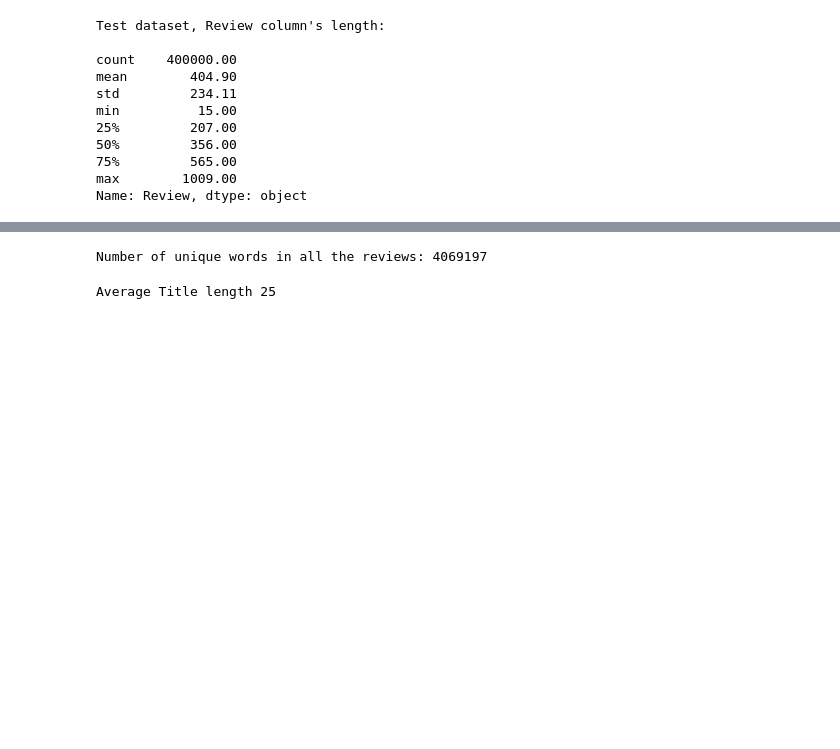
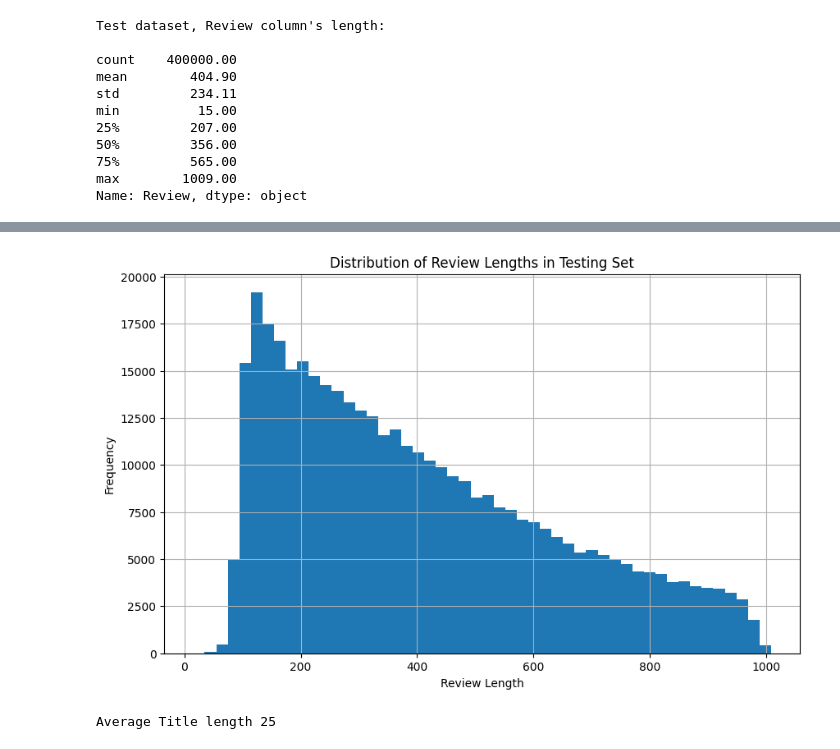
Before and after one commit to tmsprks/IE7500-GroupProject, a Jupyter notebook: SA-NLP.ipynb, the cells around one changed output, grey strips where cells are left out. Cells and saved outputs as stored; diff of their text form; code cells hidden in the pictures; blank space fills up the shorter version.

```diff
--- a/SA-NLP.ipynb
+++ b/SA-NLP.ipynb
@@ -109,7 +117,22 @@ Name: Review, dtype: object
+# %%
+test_text_length_df = test_df[KaggleDataSet.get_review_column_name()].copy()
+test_text_length_df['text_length_column'] = test_df[KaggleDataSet.get_review_column_name()].str.len()
+
+# Visualize text length distribution
+plt.figure(figsize=(10, 6))
+test_text_length_df['text_length_column'].hist(bins=50)
+plt.title('Distribution of Review Lengths in Testing Set')
+plt.xlabel('Review Length')
+plt.ylabel('Frequency')
+plt.show()
+# %% [output]
+[figure, added]
 # %%
 ###
 ### This may take a bit of time to run
 ###
+
+'''
 
 from itertools import chain
 
@@ -125,8 +148,7 @@ unique_words = get_unique_words(train_df[KaggleDataSet.REVIEW_COLUMN_NAME])
 num_unique_words = len(unique_words)
 
 print(f"Number of unique words in all the reviews: {num_unique_words}")
+'''
-# %% [output]
-Number of unique words in all the reviews: 4069197
 # %%
 ### Generate word cloud for the title column
 
```
Also changed, not shown: parts of 9 cells of this notebook.
